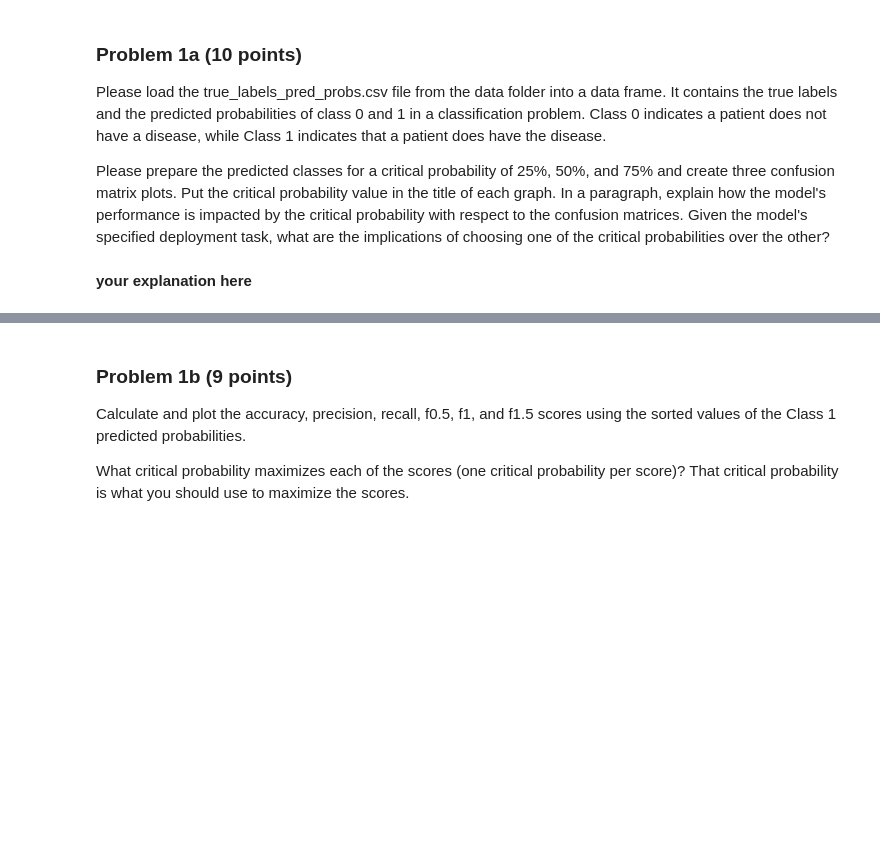
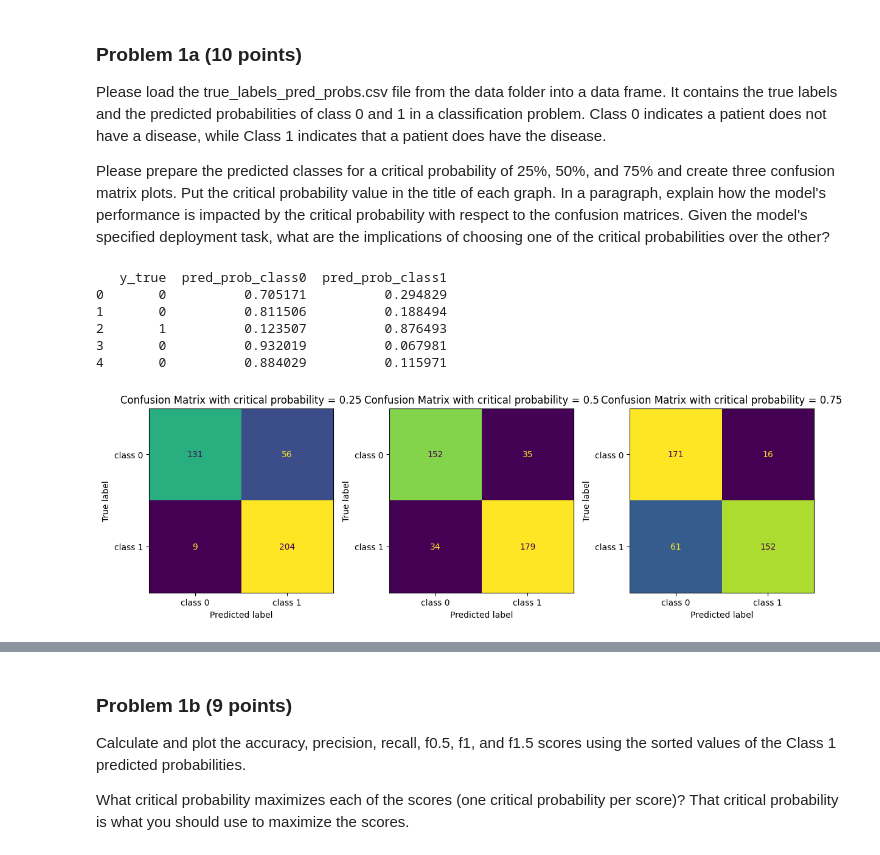
Before and after one commit to kyulli/data1030-fall2025, a Jupyter notebook: homework/ps7-kyulli/PS7.ipynb, the cells around one changed output, grey strips where cells are left out. Cells and saved outputs as stored; diff of their text form; code cells hidden in the pictures; blank space fills up the shorter version.

```diff
--- a/homework/ps7-kyulli/PS7.ipynb
+++ b/homework/ps7-kyulli/PS7.ipynb
@@ -85,2 +83,39 @@ Please prepare the predicted classes for a critical probability of 25%, 50%, and
-# %% [markdown]
-**your explanation here**
+# %%
+# your code here
+import pandas as pd
+import matplotlib.pyplot as plt
+from sklearn.metrics import confusion_matrix
+from sklearn.metrics import ConfusionMatrixDisplay
+from sklearn.metrics import roc_curve
+import numpy as np
+
+df = pd.read_csv('data/true_labels_pred_probs.csv')
+print(df.head())
+p_crits = [0.25, 0.5, 0.75]
+y_true = df['y_true']
+pred_prob_class0, pred_prob_class1 = df['pred_prob_class0'], df['pred_prob_class1']
+
+fpr = np.zeros(len(y_true))
+tpr = np.zeros(len(y_true))
+
+fig,axes =plt.subplots(1,3, figsize = (12,4))
+
+for i in range(len(p_crits)):
+    p_crit = p_crits[i]
+    y_pred = (pred_prob_class1 >= p_crit).astype(int)
+
+    C = confusion_matrix(y_true, y_pred)
+    disp = ConfusionMatrixDisplay(confusion_matrix=C, display_labels=['class 0', 'class 1'])
+    disp.plot(ax=axes[i], colorbar=False)
+    axes[i].set_title(f'Confusion Matrix with critical probability = {p_crit}')
+
+plt.tight_layout()
+plt.show()
+# %% [output]
+   y_true  pred_prob_class0  pred_prob_class1
+0       0          0.705171          0.294829
+1       0          0.811506          0.188494
+2       1          0.123507          0.876493
+3       0          0.932019          0.067981
+4       0          0.884029          0.115971
+[figure, added]
```
Also changed, not shown: parts of 10 cells of this notebook.
